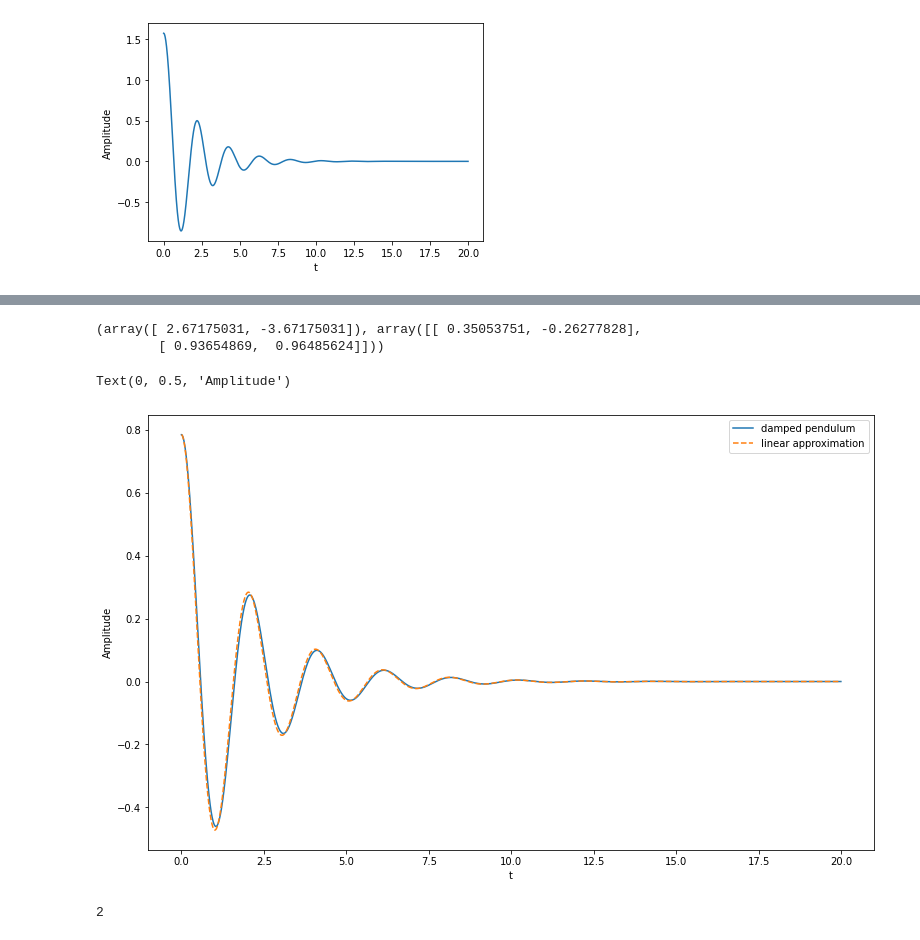
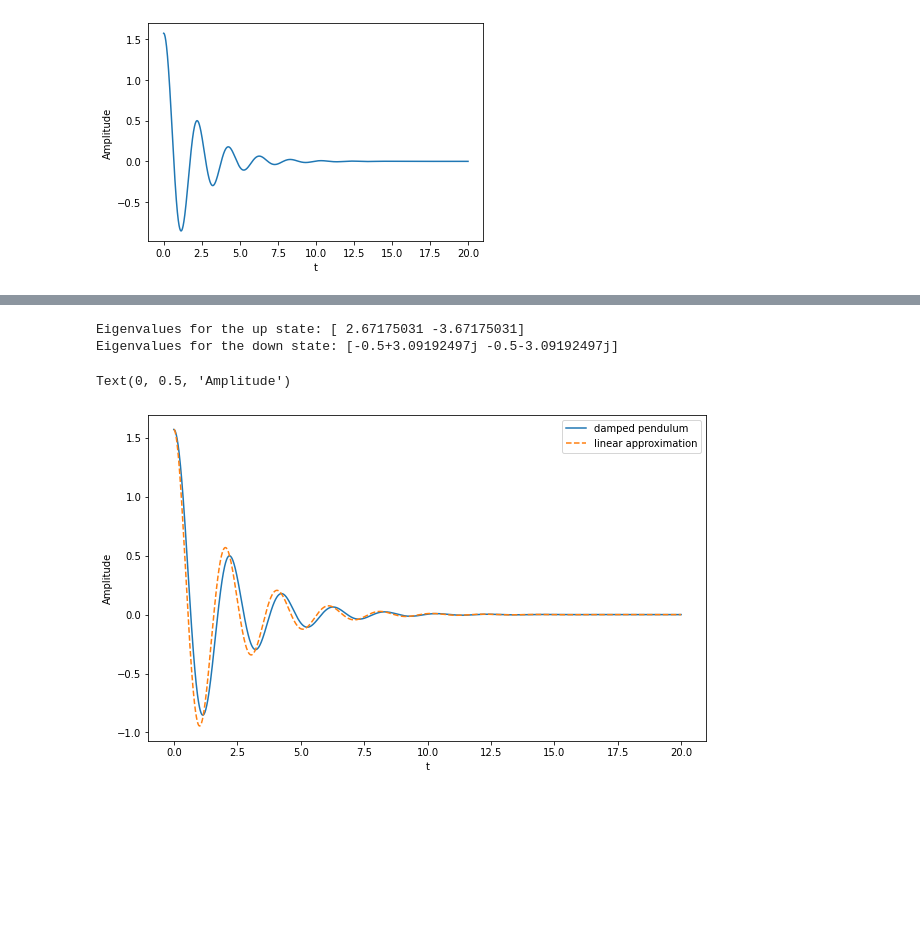
Before and after one commit to phrenico/control-notebooks, a Jupyter notebook: Pendulum.ipynb, the cells around one changed output, grey strips where cells are left out. Cells and saved outputs as stored; diff of their text form; code cells hidden in the pictures; blank space fills up the shorter version.

```diff
--- a/Pendulum.ipynb
+++ b/Pendulum.ipynb
@@ -73,7 +85,8 @@ J_down = np.array([[0, 1], [-g / L, -s]])
 
 J_up = np.array([[0, 1], [g / L, -s]])
 
-np.linalg.eig(J_up)
+print("Eigenvalues for the up state:", np.linalg.eig(J_up)[0])
+print("Eigenvalues for the down state:", np.linalg.eig(J_down)[0])
 # %% [output]
-(array([ 2.67175031, -3.67175031]), array([[ 0.35053751, -0.26277828],
-        [ 0.93654869,  0.96485624]]))
+Eigenvalues for the up state: [ 2.67175031 -3.67175031]
+Eigenvalues for the down state: [-0.5+3.09192497j -0.5-3.09192497j]
@@ -82,24 +93,20 @@ np.linalg.eig(J_down)
 # %%
 # linearized dynamics with Jacobian
 def lin_f(x, t, A=J_down):
   return np.dot(A, x)
 
-x0 = [np.pi/4, 0]
+x0 = [np.pi/2, 0]
 t = np.arange(0, 20, 0.01)
 
 phi = odeint(f, x0, t)
 phi_approx = odeint(lin_f, x0, t)
 
-plt.figure(figsize=(13, 8))
+plt.figure(figsize=(10, 6))
 plt.plot(t, phi[:, 0], label='damped pendulum')
 plt.plot(t, phi_approx[:, 0], '--', label='linear approximation')
 plt.legend()
 plt.xlabel('t')
 plt.ylabel('Amplitude')
 # %% [output]
 Text(0, 0.5, 'Amplitude')
-[figure, old version]
+[figure, new version]
-# %%
-np.linalg.matrix_rank(ctl.ctrb(J_up, [[0],[1]]))
-# %% [output]
-2
```
Also changed, not shown: parts of 4 cells of this notebook.
